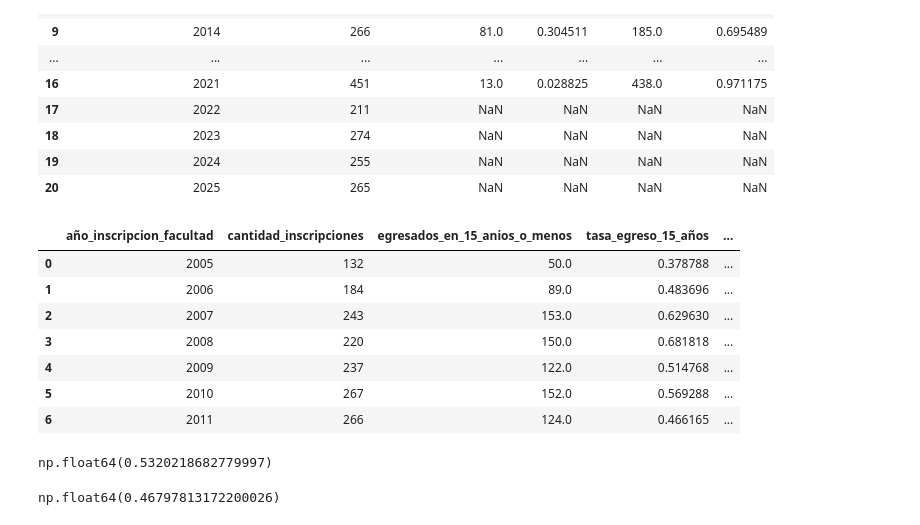
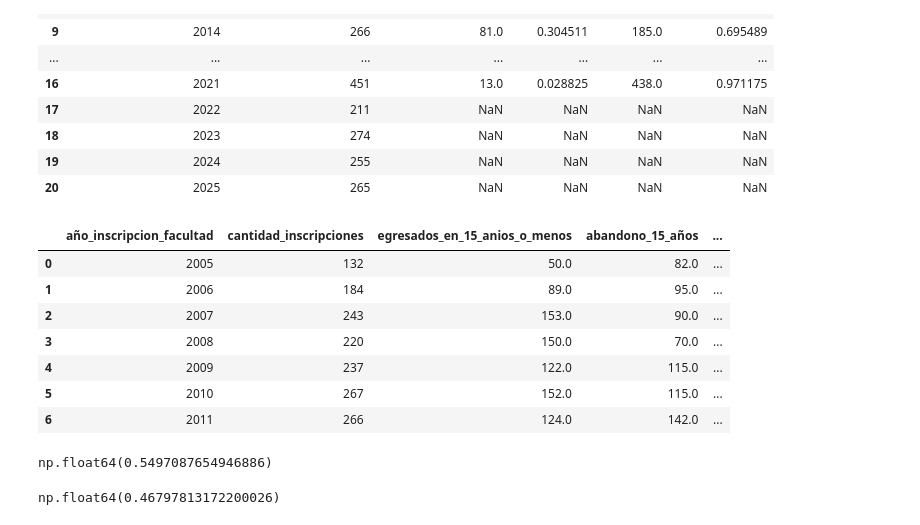
Before and after one commit to solcalloni/modelos-para-prediccion-de-abandono, a Jupyter notebook: packages/exploratory-data-analysis/FCEN_2005_2025/06-estimacion_abandono.ipynb, the cells around one changed output. Cells and saved outputs as stored; diff of their text form; code cells hidden in the pictures.

```diff
--- a/packages/exploratory-data-analysis/FCEN_2005_2025/06-estimacion_abandono.ipynb
+++ b/packages/exploratory-data-analysis/FCEN_2005_2025/06-estimacion_abandono.ipynb
@@ -113,23 +113,21 @@ calculo_biologia
 | 18 | 2023 | 274 | NaN | NaN | NaN | NaN |
 | 19 | 2024 | 255 | NaN | NaN | NaN | NaN |
 | 20 | 2025 | 265 | NaN | NaN | NaN | NaN |
-# %%
-calculo_15_años_biologia['error'] = calculo_15_años_biologia['d'] - 0.02
 # %%
-calculo_15_años_biologia
+calculo_15_años_biologia[['año_inscripcion_facultad', 'cantidad_inscripciones', 'egresados_en_15_anios_o_menos', 'abandono_15_años', 'tasa_egreso_15_años_con_d', 'tasa_abandono_15_años_con_d', 'd_del_año', 'error_d']]
 # %% [output]
-|  | año_inscripcion_facultad | cantidad_inscripciones | egresados_en_15_anios_o_menos | tasa_egreso_15_años | ... |
-| 0 | 2005 | 132 | 50.0 | 0.378788 | ... |
-| 1 | 2006 | 184 | 89.0 | 0.483696 | ... |
-| 2 | 2007 | 243 | 153.0 | 0.629630 | ... |
-| 3 | 2008 | 220 | 150.0 | 0.681818 | ... |
-| 4 | 2009 | 237 | 122.0 | 0.514768 | ... |
-| 5 | 2010 | 267 | 152.0 | 0.569288 | ... |
-| 6 | 2011 | 266 | 124.0 | 0.466165 | ... |
+|  | año_inscripcion_facultad | cantidad_inscripciones | egresados_en_15_anios_o_menos | abandono_15_años | ... |
+| 0 | 2005 | 132 | 50.0 | 82.0 | ... |
+| 1 | 2006 | 184 | 89.0 | 95.0 | ... |
+| 2 | 2007 | 243 | 153.0 | 90.0 | ... |
+| 3 | 2008 | 220 | 150.0 | 70.0 | ... |
+| 4 | 2009 | 237 | 122.0 | 115.0 | ... |
+| 5 | 2010 | 267 | 152.0 | 115.0 | ... |
+| 6 | 2011 | 266 | 124.0 | 142.0 | ... |
 # %%
-calculo_15_años_biologia['tasa_egreso_15_años'].mean()
+calculo_15_años_biologia['tasa_egreso_15_años_con_d'].mean()
 # %% [output]
-np.float64(0.5320218682779997)
+np.float64(0.5497087654946886)
 # %%
 calculo_15_años_biologia['tasa_abandono_15_años'].mean()
 # %% [output]
```
Also changed, not shown: parts of 19 cells of this notebook, 2 other files.
